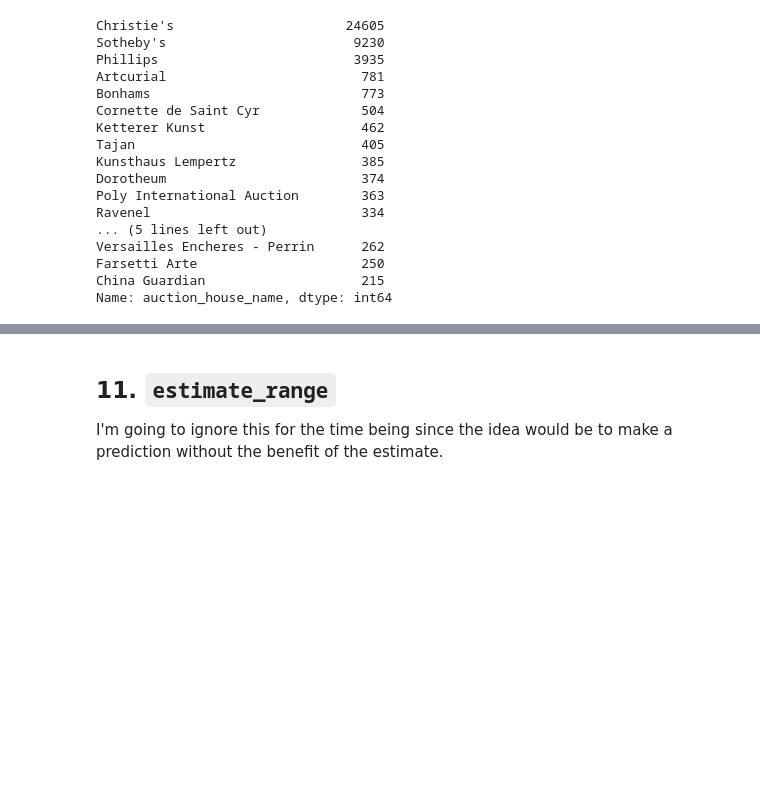
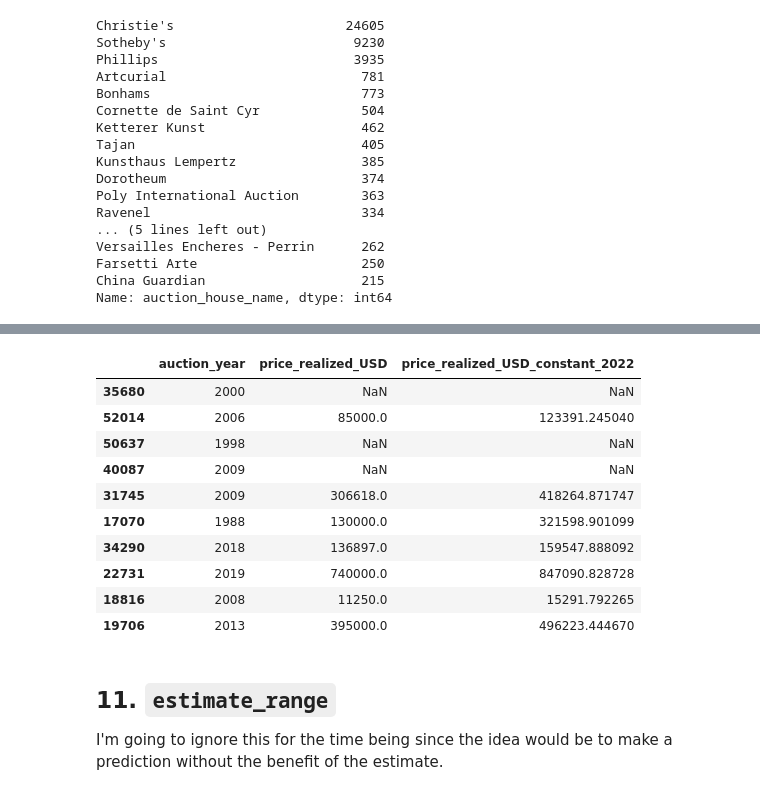
Before and after one commit to zrottman/art_auction, a Jupyter notebook: 02_data-cleaning.ipynb, the cells around one changed output, grey strips where cells are left out. Cells and saved outputs as stored; diff of their text form; code cells hidden in the pictures; blank space fills up the shorter version.

```diff
--- a/02_data-cleaning.ipynb
+++ b/02_data-cleaning.ipynb
@@ -970,3 +976,36 @@ auctions[['price_realized', 'price_realized_USD']].sample(20)
+# %%
+# Create `auction_year` feature
+auctions['auction_year'] = auctions['auction_date_parsed'].dt.year
+
+# Create mask for valid pre-2023 auctions
+pre2023 = (
+    (auctions['auction_year'] < 2023) &
+    (auctions['auction_year'].notna()) &
+    (auctions['price_realized_USD'].notna())
+)
+
+# Inflate pre-2023 values to 2022 prices
+auctions.loc[pre2023, 'price_realized_USD_constant_2022'] = (
+    auctions.loc[pre2023, :].apply(lambda x: cpi.inflate(x.price_realized_USD, x.auction_year), axis=1)
+)
+
+# Keep 2023 values as is
+auctions.loc[~pre2023, 'price_realized_USD_constant_2022'] = auctions.loc[~pre2023, 'price_realized_USD']
+
+# Preview results
+auctions[['auction_year', 'price_realized_USD', 'price_realized_USD_constant_2022']].sample(10)
+# %% [output]
+|  | auction_year | price_realized_USD | price_realized_USD_constant_2022 |
+| 35680 | 2000 | NaN | NaN |
+| 52014 | 2006 | 85000.0 | 123391.245040 |
+| 50637 | 1998 | NaN | NaN |
+| 40087 | 2009 | NaN | NaN |
+| 31745 | 2009 | 306618.0 | 418264.871747 |
+| 17070 | 1988 | 130000.0 | 321598.901099 |
+| 34290 | 2018 | 136897.0 | 159547.888092 |
+| 22731 | 2019 | 740000.0 | 847090.828728 |
+| 18816 | 2008 | 11250.0 | 15291.792265 |
+| 19706 | 2013 | 395000.0 | 496223.444670 |
 # %% [markdown]
 ## 11. `estimate_range`
 I'm going to ignore this for the time being since the idea would be to make a prediction without the benefit of the estimate.
```
Also changed, not shown: parts of 26 cells of this notebook.
